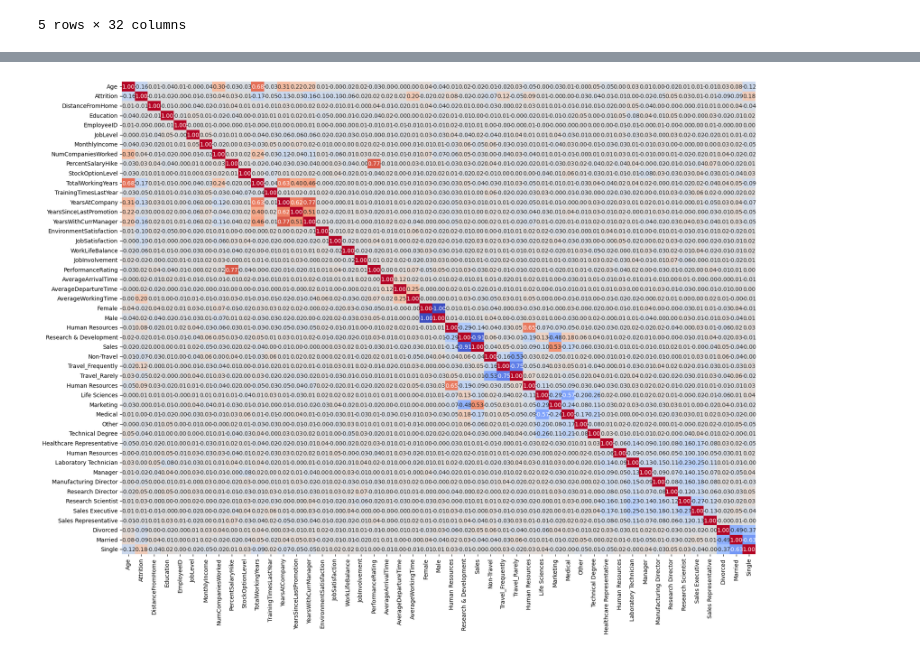
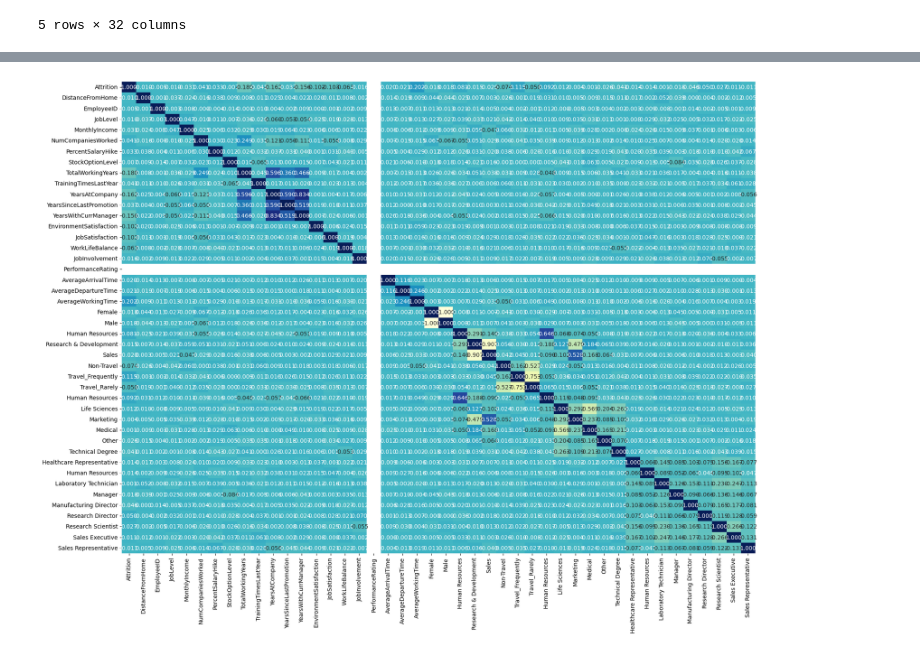
Before and after one commit to En0ri4n/AI-Project, a Jupyter notebook: Project_AI_Group_1.ipynb, the cells around one changed output, grey strips where cells are left out. Saved outputs shown, nothing was run; the diff lists cells and outputs as text; code cells hidden in the pictures.

```diff
--- a/Project_AI_Group_1.ipynb
+++ b/Project_AI_Group_1.ipynb
@@ -50,3 +82,5 @@ create_working_time_columns()
+# %%
+full_employee_data = cap_outliers_in_dataframe(full_employee_data)
 # %%
 full_employee_data.head()
 # %% [output]
@@ -75,15 +109,18 @@ full_employee_data.describe()
 # Over18 : All values are 'Y'
 # StandardHours : All values are 8
 full_employee_data = full_employee_data.drop(['EmployeeCount', 'Over18', 'StandardHours'], axis=1)
+
+if not is_ethic:
+    full_employee_data = full_employee_data.drop(['Age', 'Education', 'Education', 'MaritalStatus'], axis=1)
 # %%
 #Encoding
-cat_data = ['Gender', 'Department', 'BusinessTravel', 'EducationField', 'JobRole', 'MaritalStatus']
+cat_data = ['Gender', 'Department', 'BusinessTravel', 'EducationField', 'JobRole'] + (['MaritalStatus'] if is_ethic else [])
 for i in cat_data:
     vals = pd.get_dummies(full_employee_data[i], sparse=True)
     full_employee_data = pd.concat([full_employee_data, vals], axis=1)
 
 full_employee_data['Attrition'] = full_employee_data['Attrition'].map({'Yes': 1, 'No': 0})
 # %%
-full_employee_data = full_employee_data.drop(['Gender', 'Department', 'BusinessTravel', 'EducationField', 'JobRole', 'MaritalStatus'], axis=1)
+full_employee_data = full_employee_data.drop(cat_data, axis=1)
 # %%
 #Imputation
@@ -175,14 +210,13 @@ dtype: int64
 # %%
-import seaborn as sns
 
 # Display the correlation matrix of the data
 corr_matrix = full_employee_data.corr()
 
 # Create a heatmap of the correlation matrix
-plt.figure(figsize=(20, 15))
-sns.heatmap(corr_matrix, annot=True, fmt='.2f', cmap='coolwarm', cbar=False)
+plt.figure(figsize=(20, 15), edgecolor='white')
+sns.heatmap(corr_matrix, annot=True, fmt='.3f', cmap='YlGnBu', cbar=False)
 plt.show()
 # %% [output]
-[figure, old version]
+[figure, new version]
 # %%
 full_employee_data.to_csv('full_employee_data_cleaned.csv', index=False)
```
Also changed, not shown: parts of 7 cells of this notebook.
